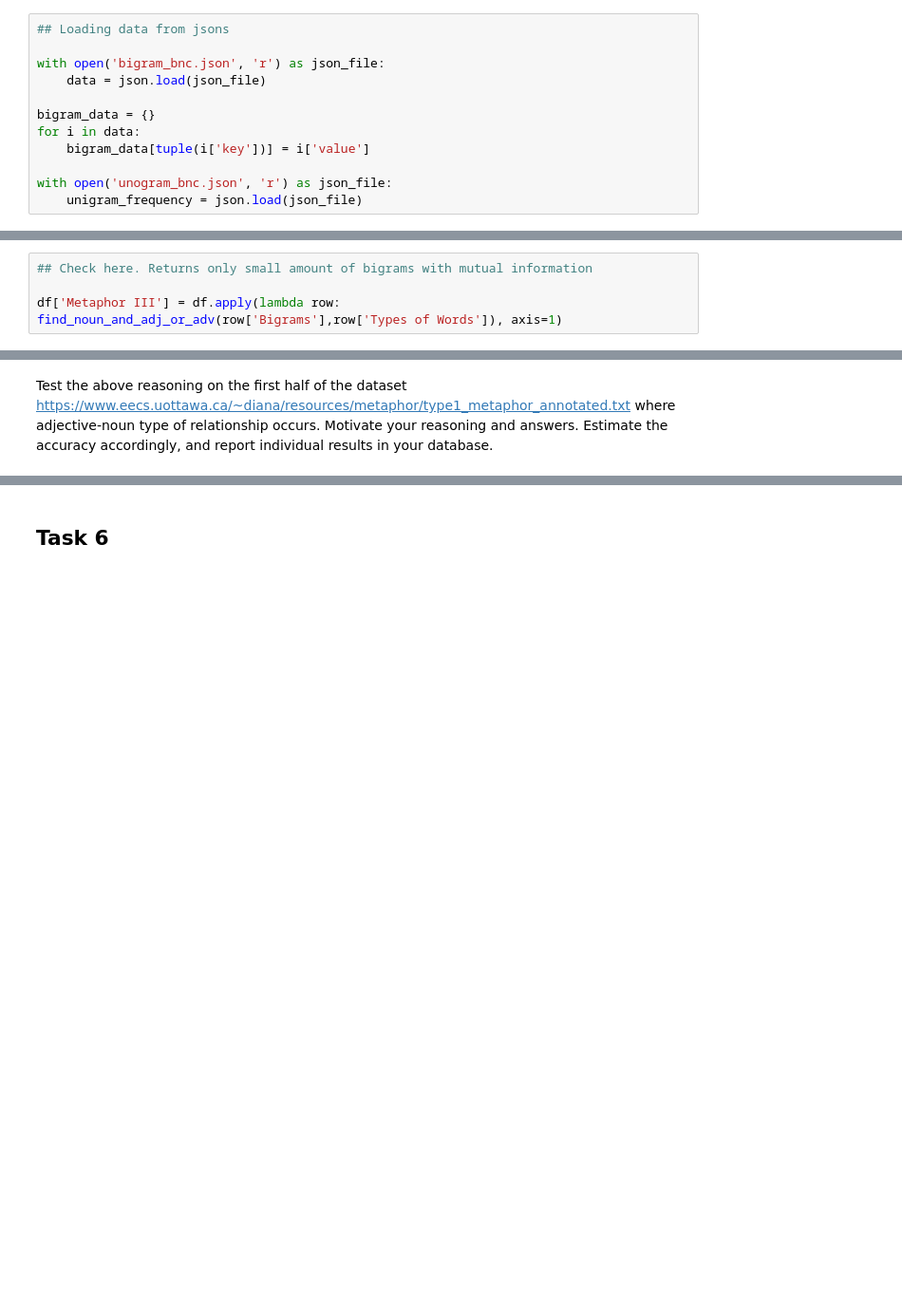
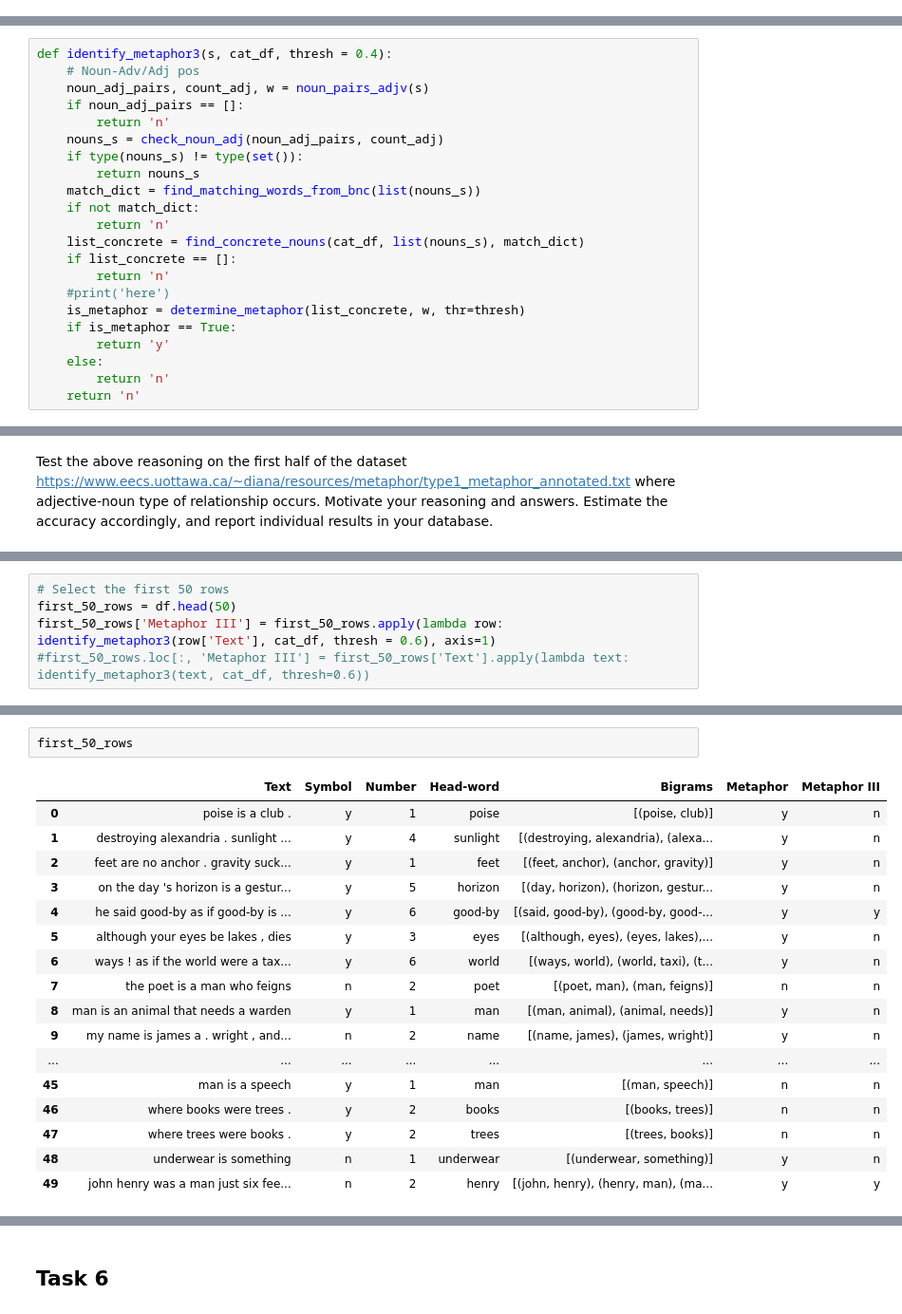
Before and after one commit to dHoundenko/Metaphor-detection-in-poetry, a Jupyter notebook: Project NLP.ipynb, the cells around one changed output, grey strips where cells are left out. Shown at 95% size. Drawn from its saved outputs; the diff is of its cells as text; blank space fills up the shorter version.

```diff
--- a/Project NLP.ipynb
+++ b/Project NLP.ipynb
@@ -977,12 +625,0 @@ df['Types of Words'] = df.apply(lambda row: get_word_type(row['Synsets'], word_t
-# %%
-## Loading data from jsons
-
-with open('bigram_bnc.json', 'r') as json_file:
-    data = json.load(json_file)
-
-bigram_data = {}
-for i in data:
-    bigram_data[tuple(i['key'])] = i['value']
-
-with open('unogram_bnc.json', 'r') as json_file:
-    unigram_frequency = json.load(json_file)
@@ -1055,4 +625,0 @@ def find_noun_and_adj_or_adv(bigram, input_dict):
-# %%
-## Check here. Returns only small amount of bigrams with mutual information
-
-df['Metaphor III'] = df.apply(lambda row: find_noun_and_adj_or_adv(row['Bigrams'],row['Types of Words']), axis=1)
@@ -1097,0 +932,22 @@ Name: count, dtype: int64
+# %%
+def identify_metaphor3(s, cat_df, thresh = 0.4):
+    # Noun-Adv/Adj pos
+    noun_adj_pairs, count_adj, w = noun_pairs_adjv(s)
+    if noun_adj_pairs == []:
+        return 'n'
+    nouns_s = check_noun_adj(noun_adj_pairs, count_adj)
+    if type(nouns_s) != type(set()):
+        return nouns_s
+    match_dict = find_matching_words_from_bnc(list(nouns_s))
+    if not match_dict:
+        return 'n'
+    list_concrete = find_concrete_nouns(cat_df, list(nouns_s), match_dict)
+    if list_concrete == []:
+        return 'n'
+    #print('here')
+    is_metaphor = determine_metaphor(list_concrete, w, thr=thresh)
+    if is_metaphor == True:
+        return 'y'
+    else:
+        return 'n'
+    return 'n'
@@ -1107,0 +988,5 @@ Test the above reasoning on the first half of the dataset https://www.eecs.uotta
+# %%
+# Select the first 50 rows
+first_50_rows = df.head(50)
+first_50_rows['Metaphor III'] = first_50_rows.apply(lambda row: identify_metaphor3(row['Text'], cat_df, thresh = 0.6), axis=1)
+#first_50_rows.loc[:, 'Metaphor III'] = first_50_rows['Text'].apply(lambda text: identify_metaphor3(text, cat_df, thresh=0.6))
@@ -1107,0 +999,20 @@ Test the above reasoning on the first half of the dataset https://www.eecs.uotta
+# %%
+first_50_rows
+# %% [output]
+|  | Text | Symbol | Number | Head-word | Bigrams | Metaphor | Metaphor III |
+| 0 | poise is a club . | y | 1 | poise | [(poise, club)] | y | n |
+| 1 | destroying alexandria . sunlight ... | y | 4 | sunlight | [(destroying, alexandria), (alexa... | y | n |
+| 2 | feet are no anchor . gravity suck... | y | 1 | feet | [(feet, anchor), (anchor, gravity)] | y | n |
+| 3 | on the day 's horizon is a gestur... | y | 5 | horizon | [(day, horizon), (horizon, gestur... | y | n |
+| 4 | he said good-by as if good-by is ... | y | 6 | good-by | [(said, good-by), (good-by, good-... | y | y |
+| 5 | although your eyes be lakes , dies | y | 3 | eyes | [(although, eyes), (eyes, lakes),... | y | n |
+| 6 | ways ! as if the world were a tax... | y | 6 | world | [(ways, world), (world, taxi), (t... | y | n |
+| 7 | the poet is a man who feigns | n | 2 | poet | [(poet, man), (man, feigns)] | n | n |
+| 8 | man is an animal that needs a warden | y | 1 | man | [(man, animal), (animal, needs)] | y | n |
+| 9 | my name is james a . wright , and... | n | 2 | name | [(name, james), (james, wright)] | y | n |
+| ... | ... | ... | ... | ... | ... | ... | ... |
+| 45 | man is a speech | y | 1 | man | [(man, speech)] | n | n |
+| 46 | where books were trees . | y | 2 | books | [(books, trees)] | n | n |
+| 47 | where trees were books . | y | 2 | trees | [(trees, books)] | n | n |
+| 48 | underwear is something | n | 1 | underwear | [(underwear, something)] | y | n |
+| 49 | john henry was a man just six fee... | n | 2 | henry | [(john, henry), (henry, man), (ma... | y | y |
```
Also changed, not shown: parts of 139 cells of this notebook.
